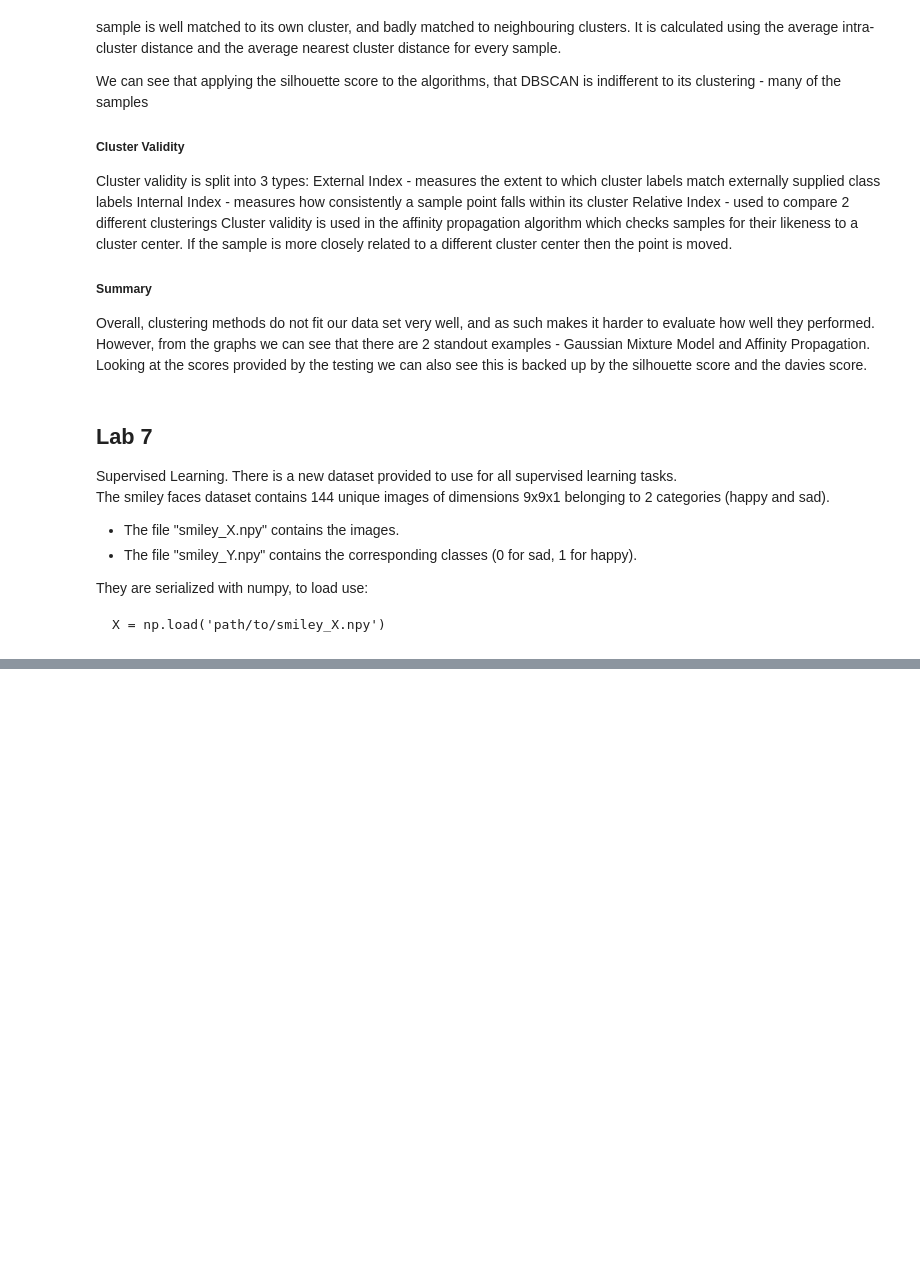
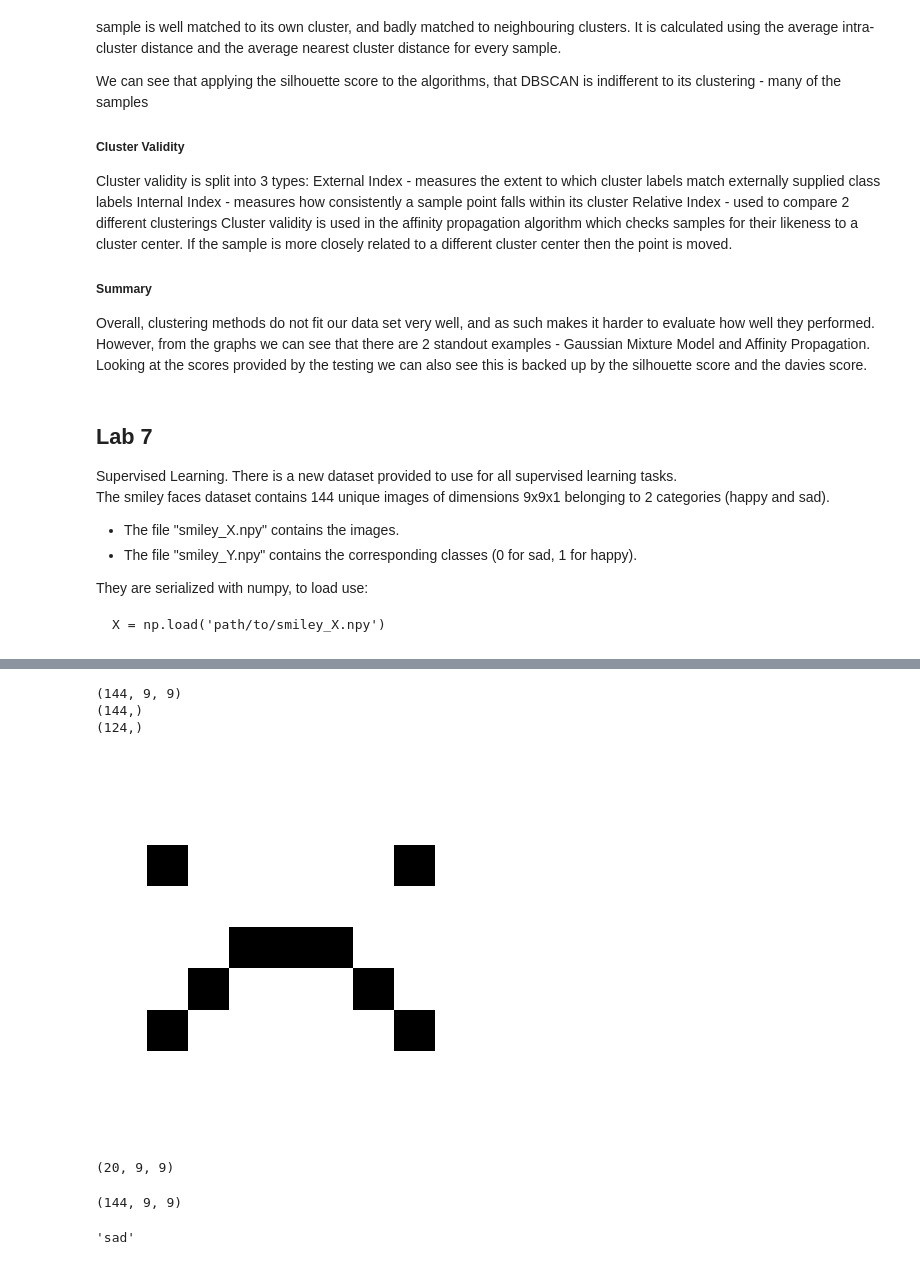
Before and after one commit to lascha212/F21DL, a Jupyter notebook: labs.ipynb, the cells around one changed output, grey strips where cells are left out. Saved outputs shown, nothing was run; the diff lists cells and outputs as text; code cells hidden in the pictures; blank space fills up the shorter version.

Commit message:
lab 9 using smiley data

```diff
--- a/labs.ipynb
+++ b/labs.ipynb
@@ -974,0 +1000,43 @@ X_train, X_test, y_train, y_test = train_test_split(X, y)
+# %%
+import tensorflow as tf
+from sklearn.linear_model import Perceptron
+from tensorflow import keras
+
+x =  np.load("./data/smiley_X.npy") # Using original dataset
+y = np.load("./data/smiley_y.npy")
+
+
+x = x[:,:,:,0]
+
+x_test = x.copy().astype(int)
+y_test = y.copy().astype(int)
+
+x_valid, x_train = x[:20].astype(int), x[20:].astype(int) # Split the data x_valid first 20 x_train last 20
+y_valid, y_train = y[:20].astype(int), y[20:].astype(int)
+
+print(x_test.shape)
+print(y_test.shape)
+print(y_train.shape)
+
+
+plt.imshow(x_train[0], cmap="binary")
+plt.axis("off")
+plt.show()
+# %% [output]
+(144, 9, 9)
+(144,)
+(124,)
+[figure, added]
+# %%
+x_valid.shape
+# %% [output]
+(20, 9, 9)
+# %%
+x_test.shape
+# %% [output]
+(144, 9, 9)
+# %%
+class_names = ["happy", "sad"]
+class_names[y_train[0]]
+# %% [output]
+'sad'
```
Also changed, not shown: parts of 49 cells of this notebook.
